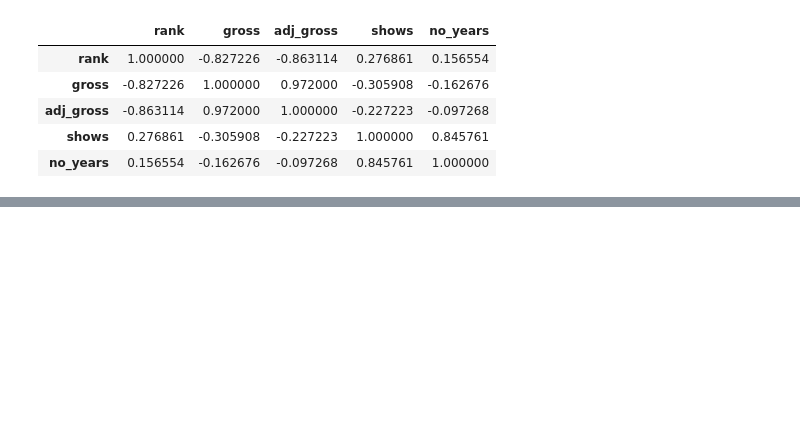
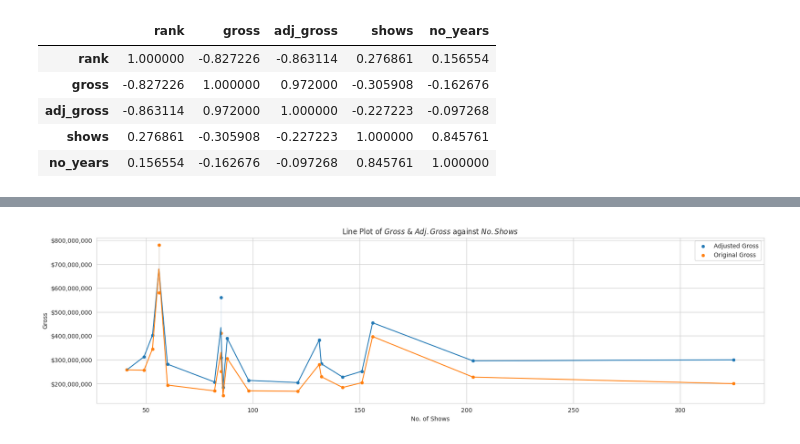
Before and after one commit to LouisObinabo/eda-grossing-concerts-by-women, a Jupyter notebook: Statistics and Trends - Assignment.ipynb, the cells around one changed output, grey strips where cells are left out. Saved outputs shown, nothing was run; the diff lists cells and outputs as text; code cells hidden in the pictures; blank space fills up the shorter version.

```diff
--- a/Statistics and Trends - Assignment.ipynb
+++ b/Statistics and Trends - Assignment.ipynb
@@ -308,0 +395,29 @@ def plot_confusion_matrix(x):
+# %%
+def plot_lines():
+    """
+    Plot line plots of gross and adjusted gross against number of shows.
+
+    This function creates line plots of both gross and adjusted gross against the number of shows
+    using Seaborn's scatterplot and lineplot functions. Two scatter plots and two line plots are
+    created for both gross and adjusted gross. The x-axis represents the number of shows, and the
+    y-axis represents the respective gross values.
+
+
+    :param None: This function does not take any parameters.
+    :returns: None
+    :rtype: None
+    """
+    fig = plt.figure(figsize=(20, 5))
+    sns.scatterplot(data=df, x="shows", y="adj_gross", label="Adjusted Gross")
+    line_adj_gross = sns.lineplot(data=df, x="shows", y="adj_gross")
+    sns.scatterplot(data=df, x="shows", y="gross", label="Original Gross")
+    line_gross = sns.lineplot(data=df, x="shows", y="gross")
+    plt.title("Line Plot of $Gross$ & $Adj. Gross$ against $No. Shows$")
+    plt.xlabel("No. of Shows")
+    plt.ylabel("Gross")
+    formatter = FuncFormatter(dollar_formatter)
+    plt.gca().yaxis.set_major_formatter(formatter)
+# %%
+plot_lines()
+# %% [output]
+[figure, added]
```
Also changed, not shown: parts of 27 cells of this notebook, 1 other file.
